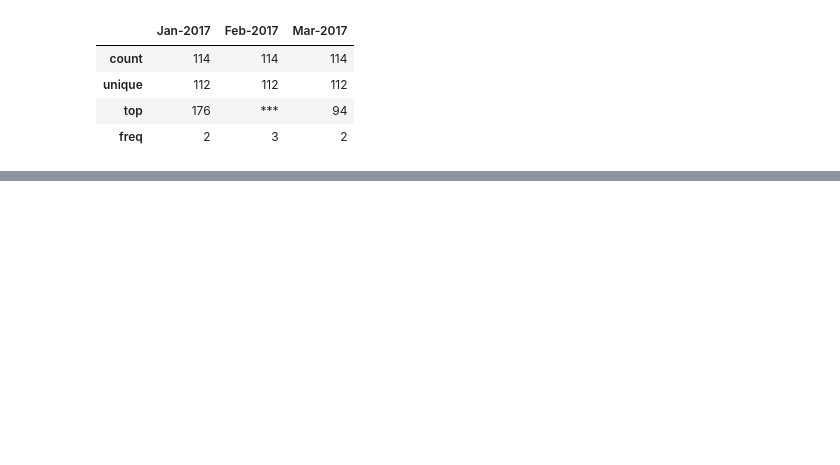
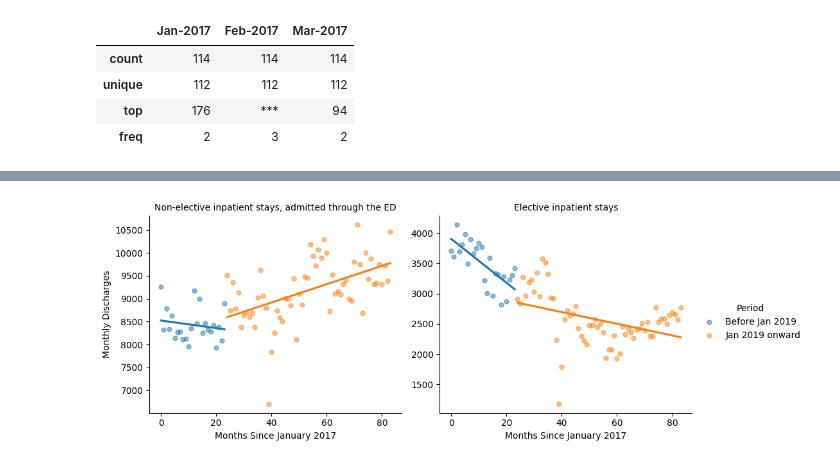
Before and after one commit to curiousdatamind/utah-hospital-discharge-analysis, a Jupyter notebook: Utah_Hospital_Discharge_Analysis.ipynb, the cells around one changed output, grey strips where cells are left out. Saved outputs shown, nothing was run; the diff lists cells and outputs as text; code cells hidden in the pictures; blank space fills up the shorter version.

```diff
--- a/Utah_Hospital_Discharge_Analysis.ipynb
+++ b/Utah_Hospital_Discharge_Analysis.ipynb
@@ -219,0 +579,25 @@ Elective inpatient stays                            584.64  1177.0   4137.0
+# %%
+# Create regression plots
+
+# Linear regression by encounter type and period
+g = sns.lmplot(
+    data=regression_data,
+    x="Time",
+    y="Discharges",
+    hue="Period",
+    col="Characteristic by Month",
+    col_wrap=2,
+    height=4,
+    aspect=1.2,
+    scatter_kws={"alpha": 0.5, "s": 25},
+    ci=None,
+    facet_kws={"sharey": False}
+)
+
+g.set_axis_labels("Months Since January 2017", "Monthly Discharges")
+g.set_titles("{col_name}")
+
+g.savefig("regression_trends.png", dpi=300, bbox_inches="tight")
+plt.show()
+# %% [output]
+[figure, added]
```
Also changed, not shown: parts of 32 cells of this notebook.
